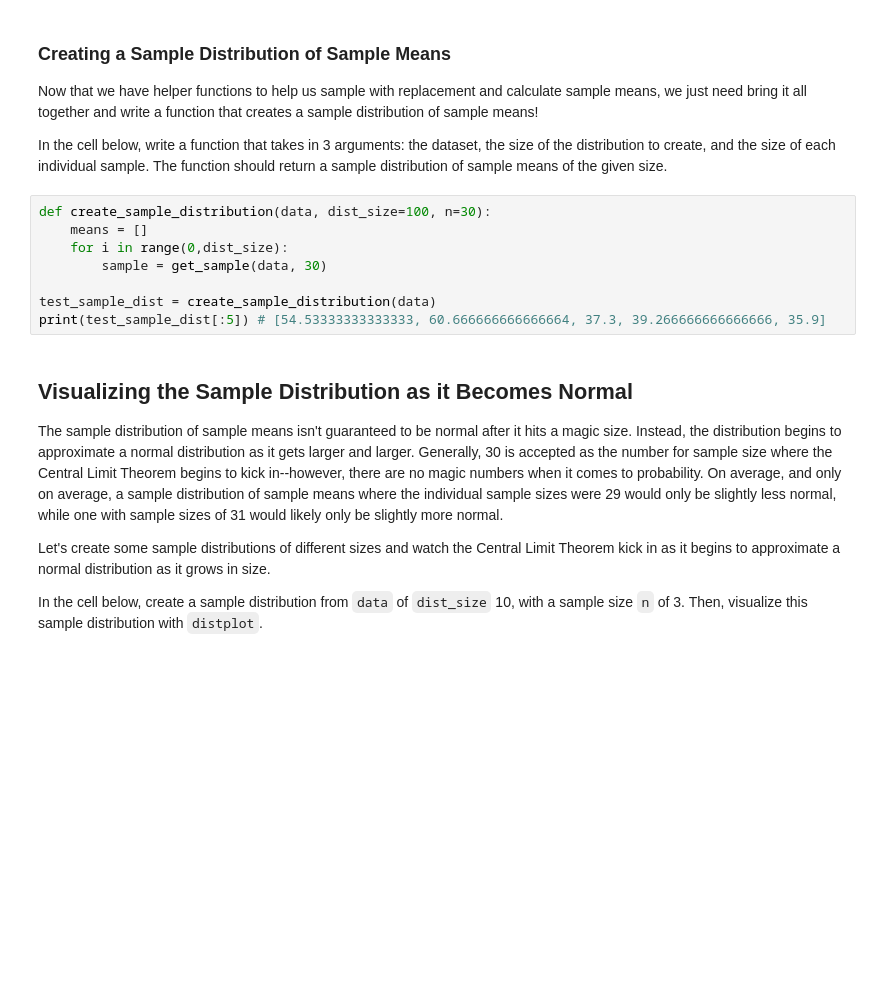
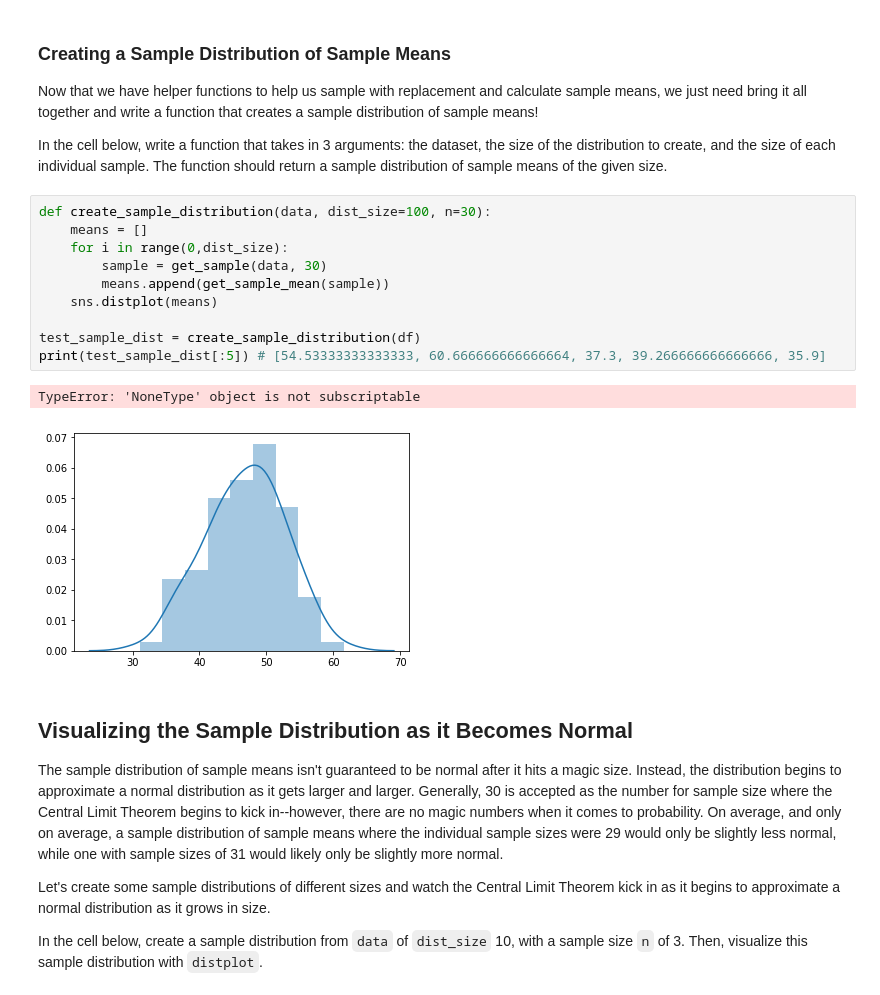
Before and after one commit to max-miller/dsc-central-limit-theorem-lab-nyc-ds-career-042219, a Jupyter notebook: index.ipynb, the cells around one changed output. Saved outputs shown, nothing was run; the diff lists cells and outputs as text; blank space fills up the shorter version.

```diff
--- a/index.ipynb
+++ b/index.ipynb
@@ -100,11 +100,16 @@ In the cell below, write a function that takes in 3 arguments: the dataset, the
 # %%
 def create_sample_distribution(data, dist_size=100, n=30):
     means = []
     for i in range(0,dist_size):
         sample = get_sample(data, 30)
+        means.append(get_sample_mean(sample))
+    sns.distplot(means)
 
-test_sample_dist = create_sample_distribution(data)
+test_sample_dist = create_sample_distribution(df)
 print(test_sample_dist[:5]) # [54.53333333333333, 60.666666666666664, 37.3, 39.266666666666666, 35.9]
+# %% [output]
+TypeError: 'NoneType' object is not subscriptable
+[figure, added]
 # %% [markdown]
 ## Visualizing the Sample Distribution as it Becomes Normal
 
```
